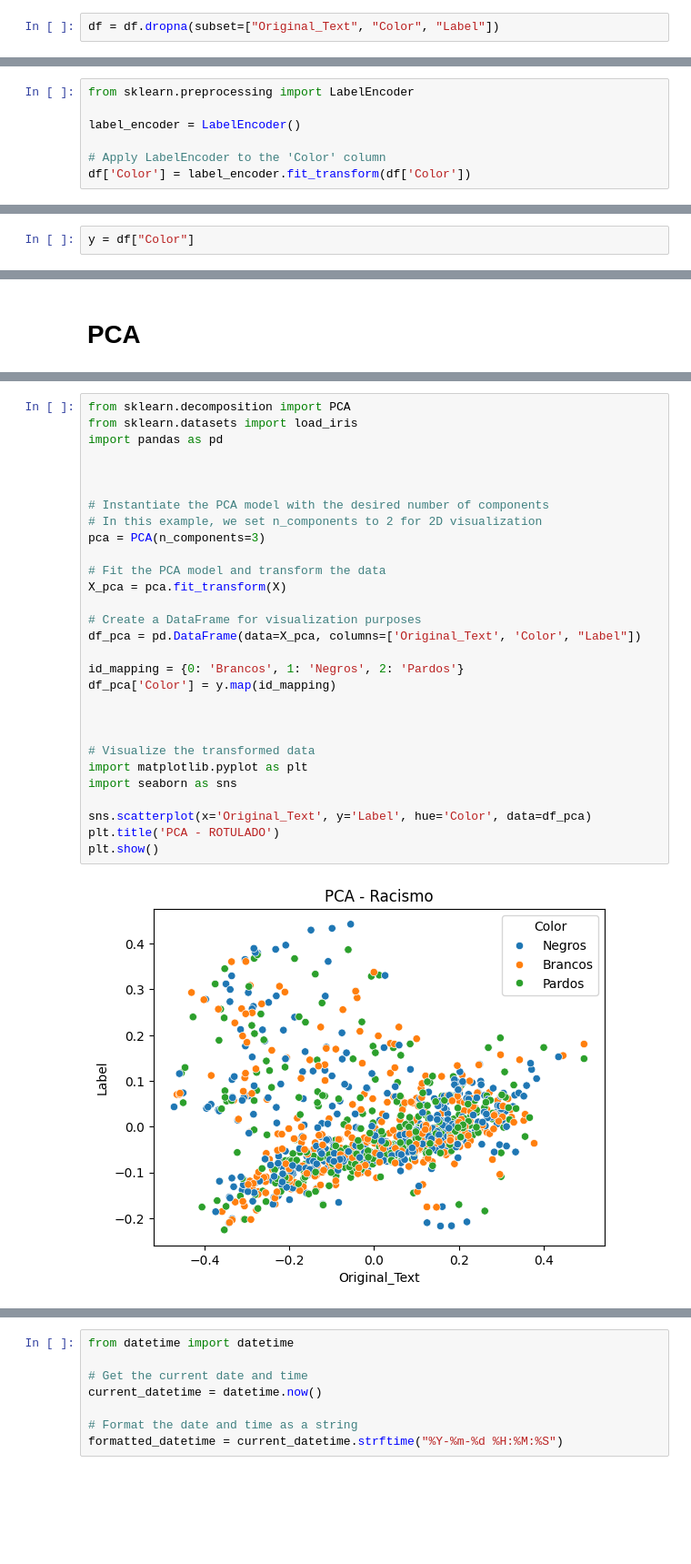
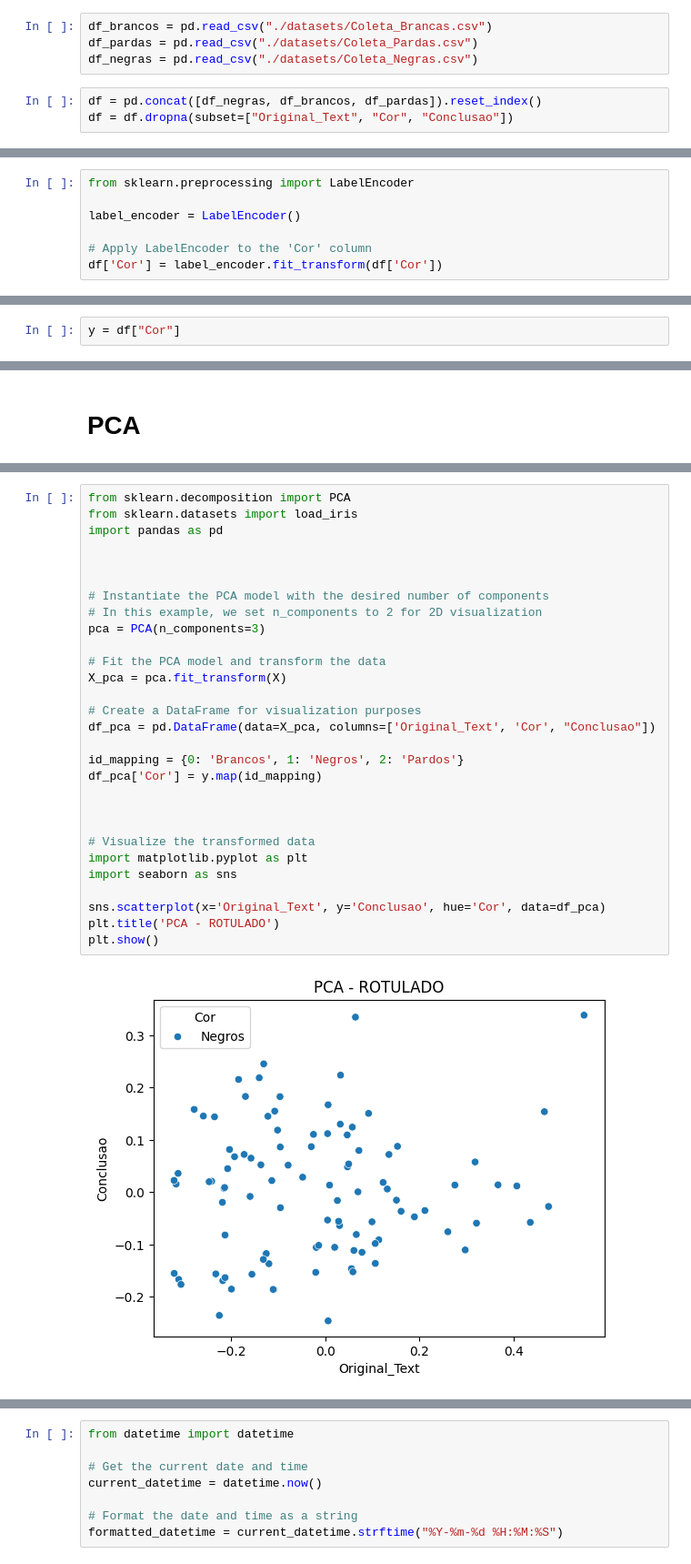
Before and after one commit to Davi-Ga/crawler-api, a Jupyter notebook: app/ML/classificação.ipynb, the cells around one changed output, grey strips where cells are left out. Shown at 91% size. Drawn from its saved outputs; the diff is of its cells as text; blank space fills up the shorter version.

```diff
--- a/app/ML/classificação.ipynb
+++ b/app/ML/classificação.ipynb
@@ -11,8 +11,13 @@ from sklearn.model_selection import train_test_split
 from nltk.stem import PorterStemmer
 # %%
 df= pd.read_csv("./datasets/updated_file.csv")
+# %%
+df_brancos = pd.read_csv("./datasets/Coleta_Brancas.csv")
+df_pardas = pd.read_csv("./datasets/Coleta_Pardas.csv")
+df_negras = pd.read_csv("./datasets/Coleta_Negras.csv")
 # %%
-df = df.dropna(subset=["Original_Text", "Color", "Label"])
+df = pd.concat([df_negras, df_brancos, df_pardas]).reset_index()
+df = df.dropna(subset=["Original_Text", "Cor", "Conclusao"])
 # %%
 df = df.drop(columns=["Name"], axis=1)
 # %%
@@ -167,8 +115,8 @@ from sklearn.preprocessing import LabelEncoder
 
 label_encoder = LabelEncoder()
 
-# Apply LabelEncoder to the 'Color' column
-df['Color'] = label_encoder.fit_transform(df['Color'])
+# Apply LabelEncoder to the 'Cor' column
+df['Cor'] = label_encoder.fit_transform(df['Cor'])
 # %% [markdown]
 # TF - IDF
 # %%
@@ -182,7 +130,7 @@ X = Tfidf.fit_transform(df["Original_Text"]).toarray()
 # %% [markdown]
 # Modelo
 # %%
-y = df["Color"]
+y = df["Cor"]
 # %%
 X
 # %% [output]
@@ -278,31 +226,31 @@ plt.show()
 # %%
 from sklearn.decomposition import PCA
 from sklearn.datasets import load_iris
 import pandas as pd
 
 
 
 # Instantiate the PCA model with the desired number of components
 # In this example, we set n_components to 2 for 2D visualization
 pca = PCA(n_components=3)
 
 # Fit the PCA model and transform the data
 X_pca = pca.fit_transform(X)
 
 # Create a DataFrame for visualization purposes
-df_pca = pd.DataFrame(data=X_pca, columns=['Original_Text', 'Color', "Label"])
+df_pca = pd.DataFrame(data=X_pca, columns=['Original_Text', 'Cor', "Conclusao"])
 
 id_mapping = {0: 'Brancos', 1: 'Negros', 2: 'Pardos'}
-df_pca['Color'] = y.map(id_mapping)
+df_pca['Cor'] = y.map(id_mapping)
 
 
 
 # Visualize the transformed data
 import matplotlib.pyplot as plt
 import seaborn as sns
 
-sns.scatterplot(x='Original_Text', y='Label', hue='Color', data=df_pca)
+sns.scatterplot(x='Original_Text', y='Conclusao', hue='Cor', data=df_pca)
 plt.title('PCA - ROTULADO')
 plt.show()
 # %% [output]
-[figure, old version]
+[figure, new version]
```
Also changed, not shown: parts of 22 cells of this notebook, 11 other files.
